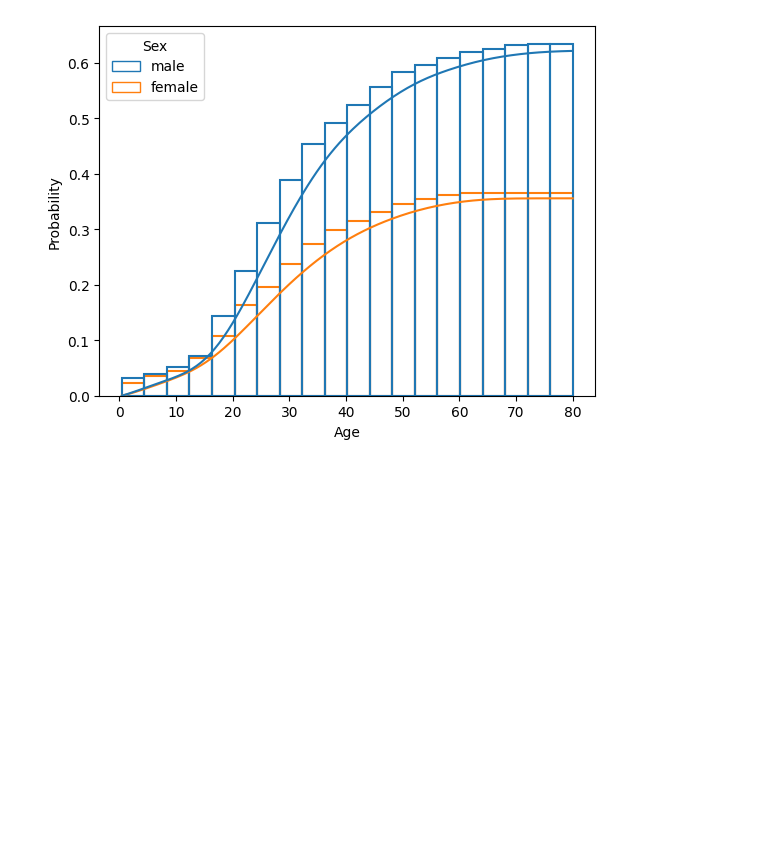
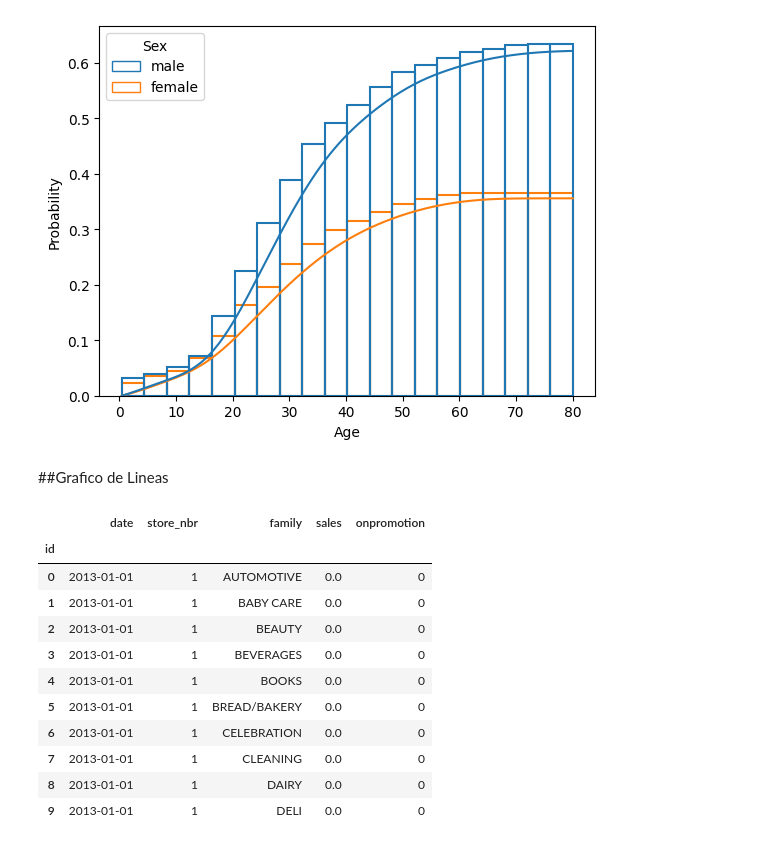
Before and after one commit to lromeror/DataVisualization, a Jupyter notebook: Visualizaciones Univariables/visualizaciones.ipynb, the cells around one changed output. Cells and saved outputs as stored; diff of their text form; code cells hidden in the pictures; blank space fills up the shorter version.

```diff
--- a/Visualizaciones Univariables/visualizaciones.ipynb
+++ b/Visualizaciones Univariables/visualizaciones.ipynb
@@ -135,3 +135,21 @@ sns.histplot(x='Age',data=df,kde=True,stat='probability',hue='Sex',cumulative=Tr
 # %% [output]
 <Axes: xlabel='Age', ylabel='Probability'>
 [figure]
+# %% [markdown]
+##Grafico de Lineas
+# %%
+df2=pd.read_csv('https://raw.githubusercontent.com/lromeror/DataVisualization/main/Visualizaciones%20Univariables/tienda_ventas.csv',index_col='id')
+df2.head(10)
+# %% [output]
+|  | date | store_nbr | family | sales | onpromotion |
+| id |  |  |  |  |  |
+| 0 | 2013-01-01 | 1 | AUTOMOTIVE | 0.0 | 0 |
+| 1 | 2013-01-01 | 1 | BABY CARE | 0.0 | 0 |
+| 2 | 2013-01-01 | 1 | BEAUTY | 0.0 | 0 |
+| 3 | 2013-01-01 | 1 | BEVERAGES | 0.0 | 0 |
+| 4 | 2013-01-01 | 1 | BOOKS | 0.0 | 0 |
+| 5 | 2013-01-01 | 1 | BREAD/BAKERY | 0.0 | 0 |
+| 6 | 2013-01-01 | 1 | CELEBRATION | 0.0 | 0 |
+| 7 | 2013-01-01 | 1 | CLEANING | 0.0 | 0 |
+| 8 | 2013-01-01 | 1 | DAIRY | 0.0 | 0 |
+| 9 | 2013-01-01 | 1 | DELI | 0.0 | 0 |
```
Also changed, not shown: parts of 4 cells of this notebook.
